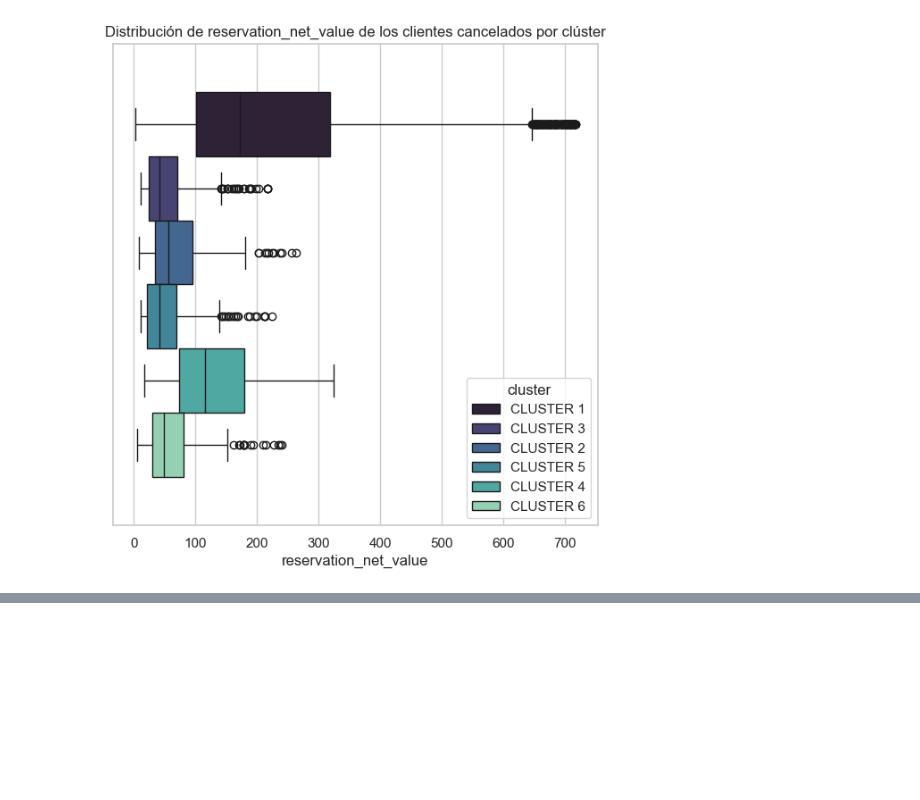
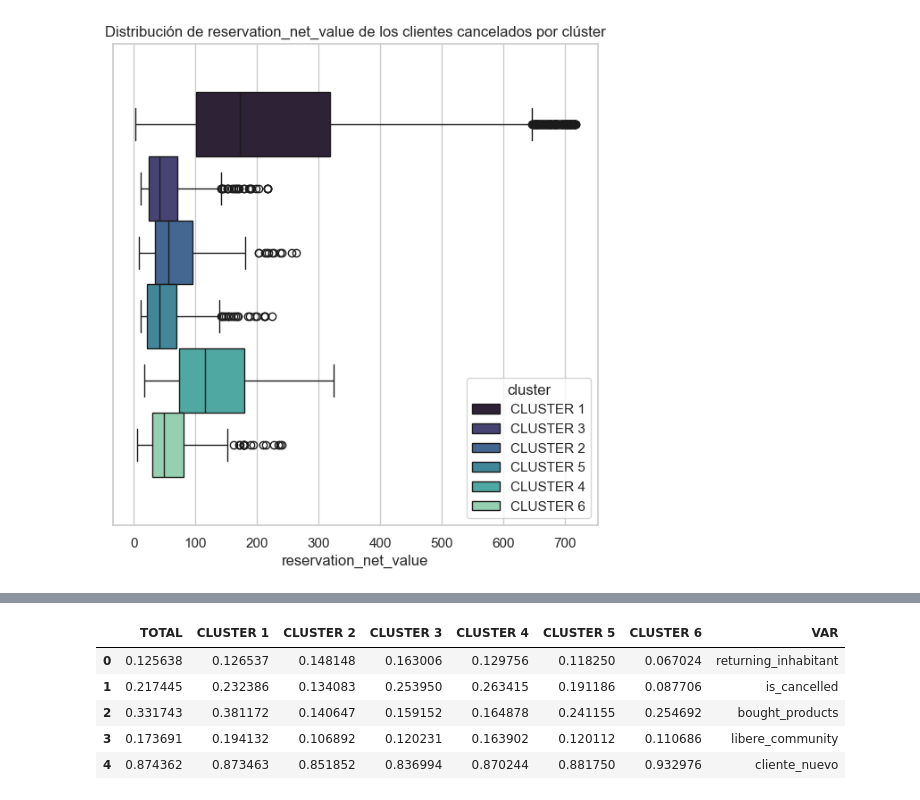
Before and after one commit to danielsoponaru/25-26_2_R6_VERDE_CLARO, a Jupyter notebook: proyecto_vs_gvc/04-Clusterizacion2.ipynb, the cells around one changed output, grey strips where cells are left out. Drawn from its saved outputs; the diff is of its cells as text; code cells hidden in the pictures; blank space fills up the shorter version.

```diff
--- a/proyecto_vs_gvc/04-Clusterizacion2.ipynb
+++ b/proyecto_vs_gvc/04-Clusterizacion2.ipynb
@@ -278,0 +295,9 @@ for var in var_flo:
+# %%
+centroides_bool
+# %% [output]
+|  | TOTAL | CLUSTER 1 | CLUSTER 2 | CLUSTER 3 | CLUSTER 4 | CLUSTER 5 | CLUSTER 6 | VAR |
+| 0 | 0.125638 | 0.126537 | 0.148148 | 0.163006 | 0.129756 | 0.118250 | 0.067024 | returning_inhabitant |
+| 1 | 0.217445 | 0.232386 | 0.134083 | 0.253950 | 0.263415 | 0.191186 | 0.087706 | is_cancelled |
+| 2 | 0.331743 | 0.381172 | 0.140647 | 0.159152 | 0.164878 | 0.241155 | 0.254692 | bought_products |
+| 3 | 0.173691 | 0.194132 | 0.106892 | 0.120231 | 0.163902 | 0.120112 | 0.110686 | libere_community |
+| 4 | 0.874362 | 0.873463 | 0.851852 | 0.836994 | 0.870244 | 0.881750 | 0.932976 | cliente_nuevo |
```
Also changed, not shown: parts of 5 cells of this notebook, 1 other file.
